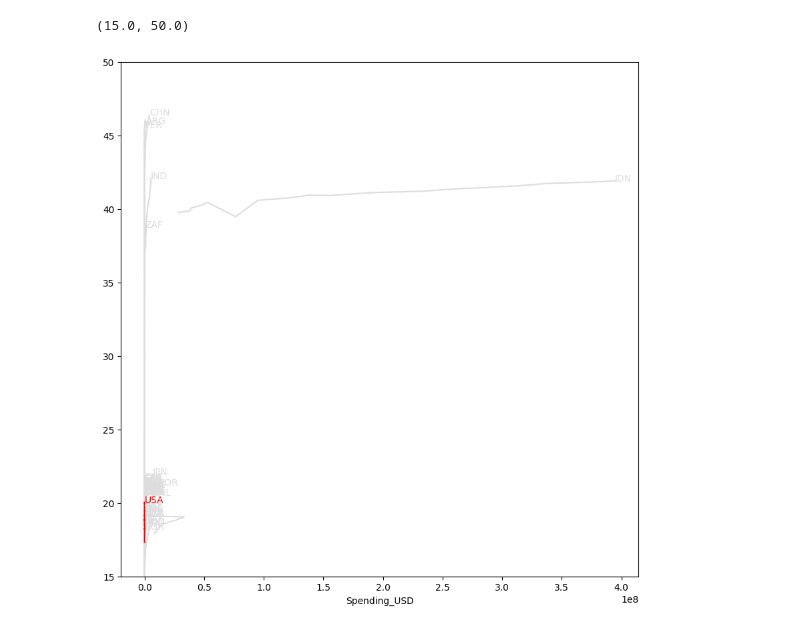
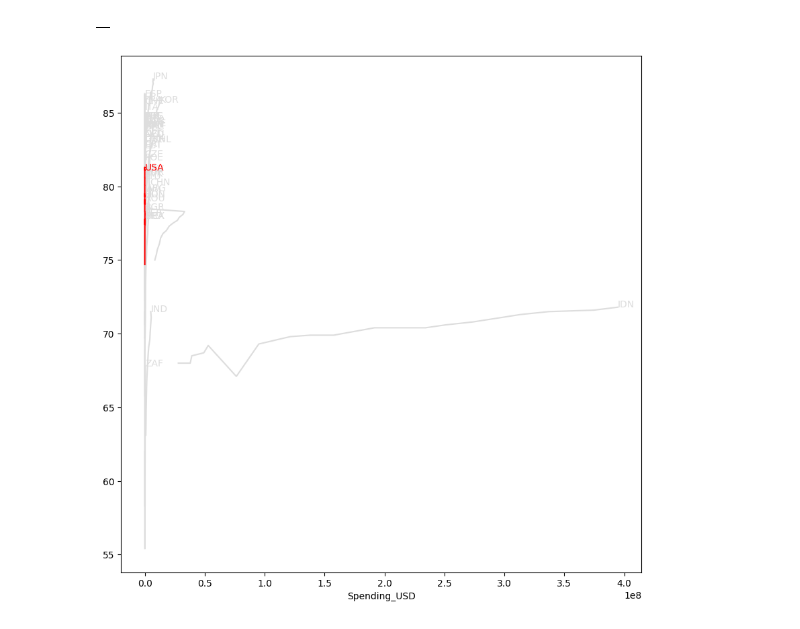
Before and after one commit to isadays/DataVisualization, a Jupyter notebook: Module2/healthydata.ipynb, the cells around one changed output. Saved outputs shown, nothing was run; the diff lists cells and outputs as text; code cells hidden in the pictures.

```diff
--- a/Module2/healthydata.ipynb
+++ b/Module2/healthydata.ipynb
@@ -86,11 +66,7 @@ Name: LOCATION, Length: 1593, dtype: bool
 # %%
 fig, ax = plt.subplots(figsize=(10,10))
 
 (df.groupby('LOCATION').apply(plot_spend_vs_expect,ax=ax))
-
-# Adjusting axis limits to fit the data
-#ax.set_xlim(left=1e2, right=1e8)  # Adjust as necessary based on your data
-ax.set_ylim(15, 50)  # Adjust based on your life expectancy data
 # %% [output]
-(15.0, 50.0)
+|  |
-[figure, old version]
+[figure, new version]
```
Also changed, not shown: parts of 9 cells of this notebook, 1 other file.
